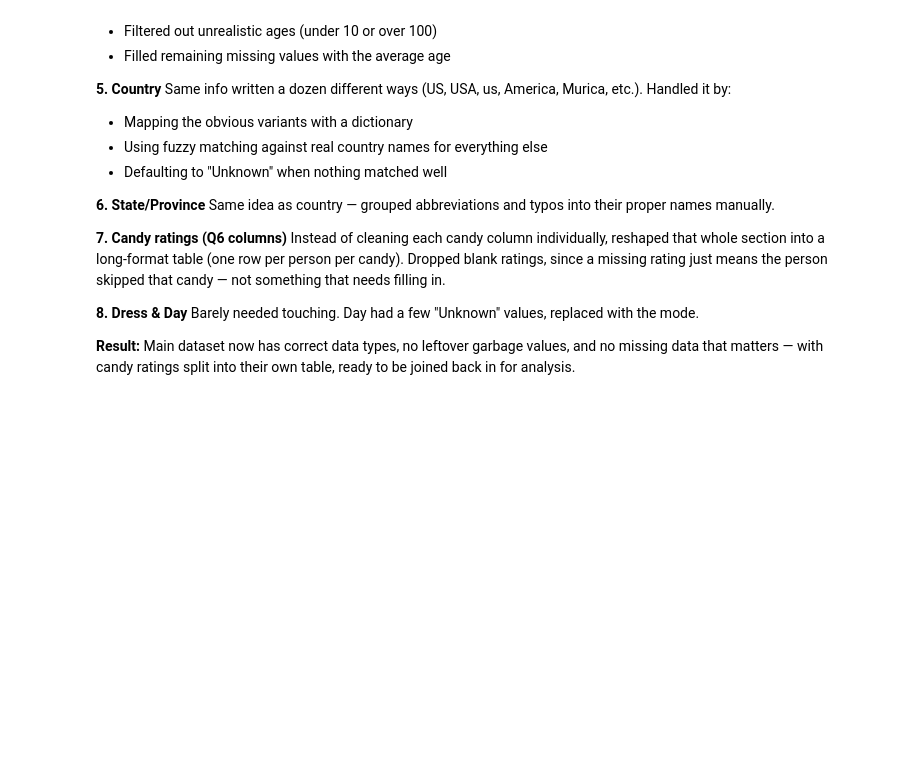
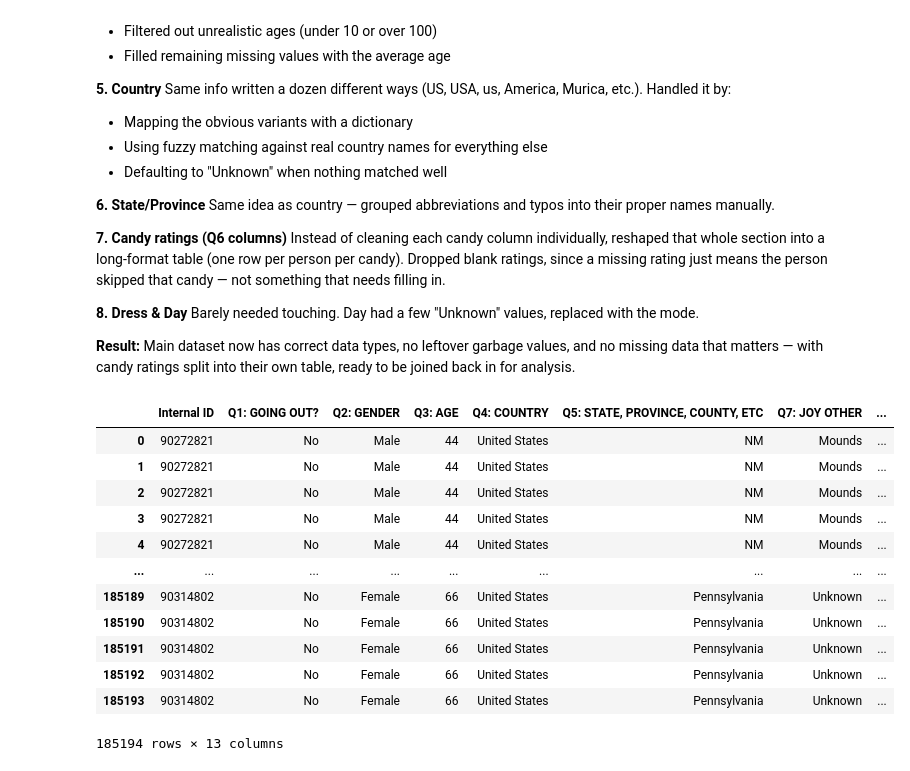
Before and after one commit to hussainkzaid/Candy_Template_project, a Jupyter notebook: Candy_Template.ipynb, the cells around one changed output. Cells and saved outputs as stored; diff of their text form; code cells hidden in the pictures; blank space fills up the shorter version.

```diff
--- a/Candy_Template.ipynb
+++ b/Candy_Template.ipynb
@@ -587,3 +587,20 @@ Instead of cleaning each candy column individually, reshaped that whole section
 Barely needed touching. Day had a few "Unknown" values, replaced with the mode.
 
 **Result:** Main dataset now has correct data types, no leftover garbage values, and no missing data that matters — with candy ratings split into their own table, ready to be joined back in for analysis.
+# %%
+merged = data.merge(candy_data, on='Internal ID', how='left')
+merged
+# %% [output]
+|  | Internal ID | Q1: GOING OUT? | Q2: GENDER | Q3: AGE | Q4: COUNTRY | Q5: STATE, PROVINCE, COUNTY, ETC | Q7: JOY OTHER | ... |
+| 0 | 90272821 | No | Male | 44 | United States | NM | Mounds | ... |
+| 1 | 90272821 | No | Male | 44 | United States | NM | Mounds | ... |
+| 2 | 90272821 | No | Male | 44 | United States | NM | Mounds | ... |
+| 3 | 90272821 | No | Male | 44 | United States | NM | Mounds | ... |
+| 4 | 90272821 | No | Male | 44 | United States | NM | Mounds | ... |
+| ... | ... | ... | ... | ... | ... | ... | ... | ... |
+| 185189 | 90314802 | No | Female | 66 | United States | Pennsylvania | Unknown | ... |
+| 185190 | 90314802 | No | Female | 66 | United States | Pennsylvania | Unknown | ... |
+| 185191 | 90314802 | No | Female | 66 | United States | Pennsylvania | Unknown | ... |
+| 185192 | 90314802 | No | Female | 66 | United States | Pennsylvania | Unknown | ... |
+| 185193 | 90314802 | No | Female | 66 | United States | Pennsylvania | Unknown | ... |
+185194 rows × 13 columns
```
Also changed, not shown: parts of 1 cell of this notebook.
